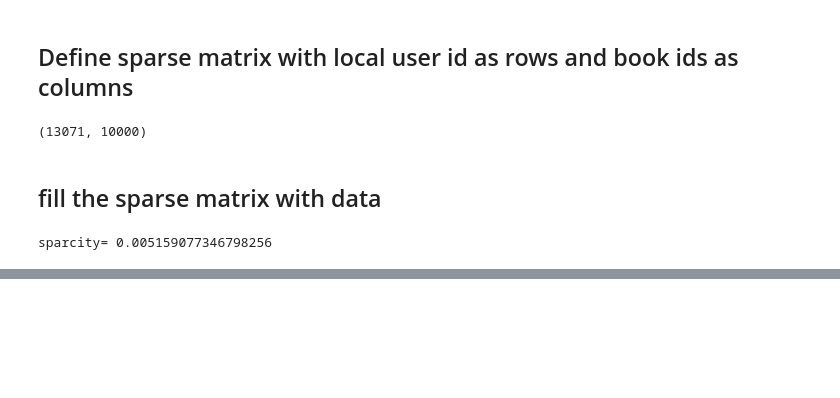
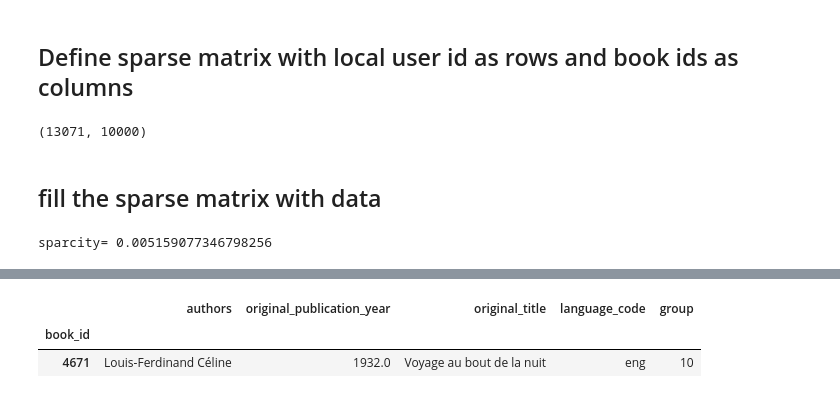
Before and after one commit to Eladweller/Book-Recommender, a Jupyter notebook: Book Recommender.ipynb, the cells around one changed output, grey strips where cells are left out. Saved outputs shown, nothing was run; the diff lists cells and outputs as text; code cells hidden in the pictures; blank space fills up the shorter version.

```diff
--- a/Book Recommender.ipynb
+++ b/Book Recommender.ipynb
@@ -104,0 +210,6 @@ Me Talk Pretty One Day
+# %%
+books_df[books_df.authors.str.contains("Ferdina")]
+# %% [output]
+|  | authors | original_publication_year | original_title | language_code | group |
+| book_id |  |  |  |  |  |
+| 4671 | Louis-Ferdinand Céline | 1932.0 | Voyage au bout de la nuit | eng | 10 |
```
Also changed, not shown: parts of 14 cells of this notebook.
